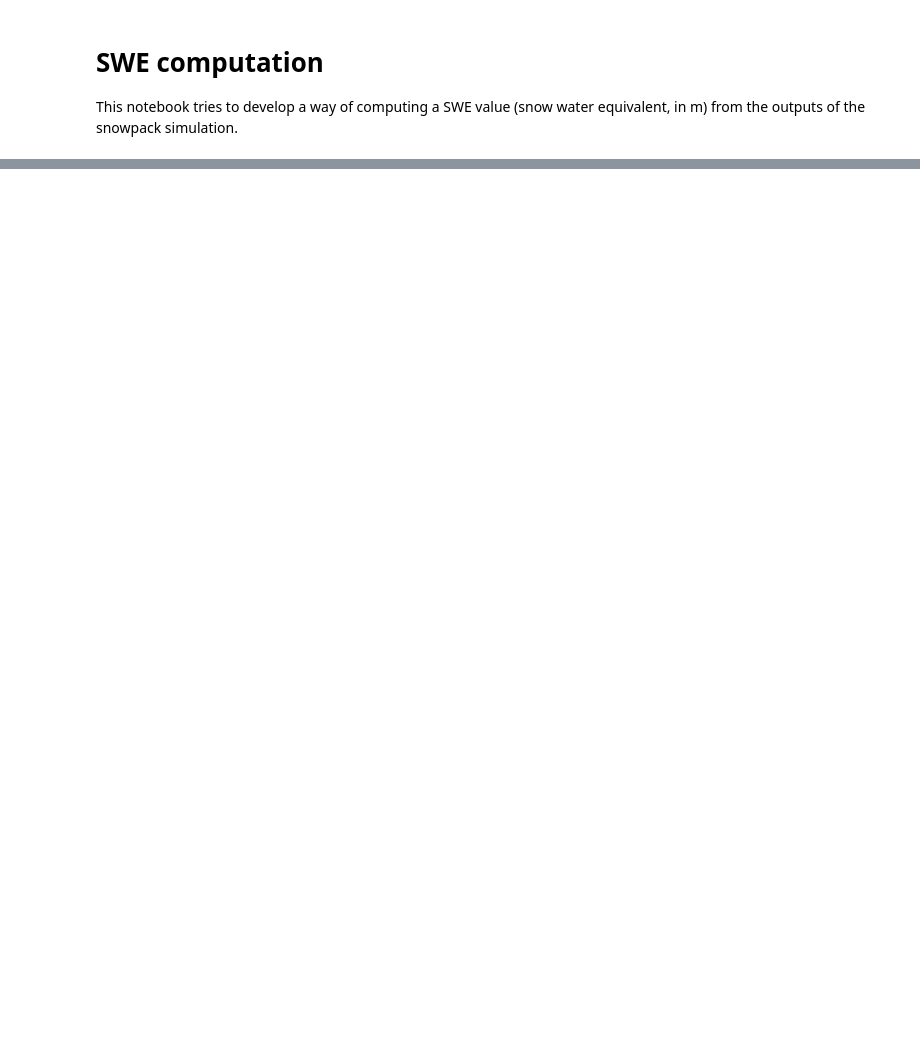
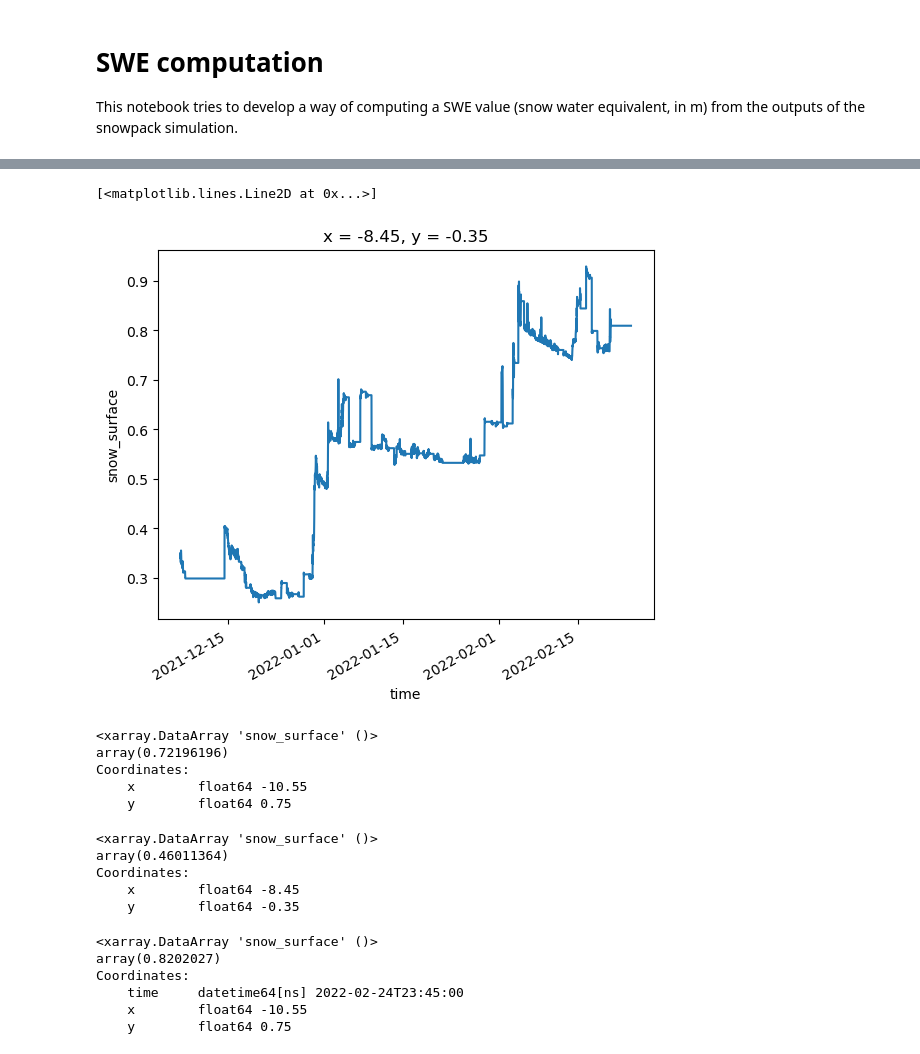
Before and after one commit to Mathilde-Bnt/MB_little_awk, a Jupyter notebook: current_development/16-SWE_computation.ipynb, the cells around one changed output, grey strips where cells are left out. Saved outputs shown, nothing was run; the diff lists cells and outputs as text; code cells hidden in the pictures; blank space fills up the shorter version.

```diff
--- a/current_development/16-SWE_computation.ipynb
+++ b/current_development/16-SWE_computation.ipynb
@@ -38,0 +81,24 @@ compute_swe(depth_array_pit2, ro_array_pit2)
+# %%
+# Create and clean data sets, define x_sel, y_sel
+
+# data_dec_jan_fev = xr.open_mfdataset('/home/mabonnet/Desktop/data/Data_netcdf/data-filled/*.nc', chunks={'x': 20,'y': 20, 'time': 10})
+# data_dec_jan_fev.isel(x=slice(84,106), y=slice(28,50)).to_netcdf('snow_pit_1_filled.nc')
+data_pit_1 = xr.open_dataset('snow_pit_1_filled.nc')
+
+# data_dec_jan_fev = xr.open_mfdataset('/home/mabonnet/Desktop/data/Data_netcdf/data-filled/*.nc', chunks={'x': 20,'y': 20, 'time': 10})
+# data_dec_jan_fev.isel(x=slice(105,127), y=slice(39,61)).to_netcdf('snow_pit_2_filled.nc')
+data_pit_2 = xr.open_dataset('snow_pit_2_filled.nc')
+
+data_pit_1 = data_pit_1.ffill(dim='time')
+median_space_filtering(data_pit_1, 5, x_span=7)
+data_pit_1['snow_surface'] = data_pit_1['snow_surface'] - data_pit_1['snow_surface'].min()
+
+data_pit_2 = data_pit_2.ffill(dim='time')
+median_space_filtering(data_pit_2, 5, x_span=7)
+data_pit_2['snow_surface'] = data_pit_2['snow_surface'] - data_pit_2['snow_surface'].min()
+
+x_sel1 = 10
+y_sel1 = 10
+
+x_sel2 = 10
+y_sel2 = 10
@@ -38,0 +130,54 @@ compute_swe(depth_array_pit2, ro_array_pit2)
+# %%
+data_pit_2.snow_surface.isel(x=10, y=10, time=slice(0,7720)).plot()
+# Selected timepoints before snowpit was dug
+# %% [output]
+[<matplotlib.lines.Line2D at 0x...>]
+[figure, added]
+# %%
+# First non-nan value in data_pit_1
+
+data_pit_1.snow_surface.isel(x=10, y=10, time=53)
+
+# Last non-nan value in data_pit_1
+
+data_pit_1.snow_surface.isel(x=10, y=10, time=-1)
+
+# Total snow height of pack detected by lidar in data_pit_1
+
+data_pit_1.snow_surface.isel(x=10, y=10, time=-1) - data_pit_1.snow_surface.isel(x=10, y=10, time=53)
+# %% [output]
+<xarray.DataArray 'snow_surface' ()>
+array(0.72196196)
+Coordinates:
+    x        float64 -10.55
+    y        float64 0.75
+# %%
+# First non-nan value in data_pit_2
+
+data_pit_2.snow_surface.isel(x=10, y=10, time=53)
+
+# Last non-nan value in data_pit_2
+
+data_pit_2.snow_surface.isel(x=10, y=10, time=-1)
+
+# Total snow height of pack detected by lidar in data_pit_2
+
+data_pit_2.snow_surface.isel(x=10, y=10, time=-1) - data_pit_2.snow_surface.isel(x=10, y=10, time=53)
+# %% [output]
+<xarray.DataArray 'snow_surface' ()>
+array(0.46011364)
+Coordinates:
+    x        float64 -8.45
+    y        float64 -0.35
+# %%
+data_pit_1.snow_surface.isel(x=10, y=10).min()
+data_pit_1.snow_surface.isel(x=10, y=10, time=-1)
+
+data_pit_1.snow_surface.isel(x=10, y=10, time=-1) - data_pit_1.snow_surface.isel(x=10, y=10).min()
+# %% [output]
+<xarray.DataArray 'snow_surface' ()>
+array(0.8202027)
+Coordinates:
+    time     datetime64[ns] 2022-02-24T23:45:00
+    x        float64 -10.55
+    y        float64 0.75
```
Also changed, not shown: parts of 16 cells of this notebook, 7 other files.
